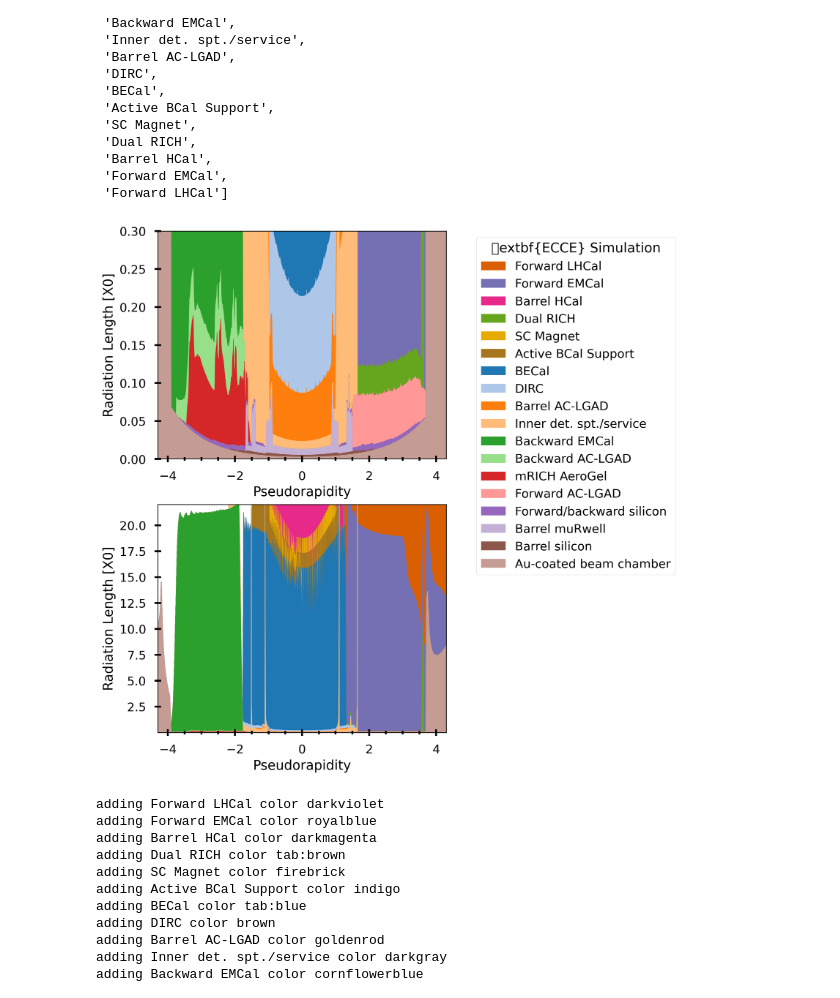
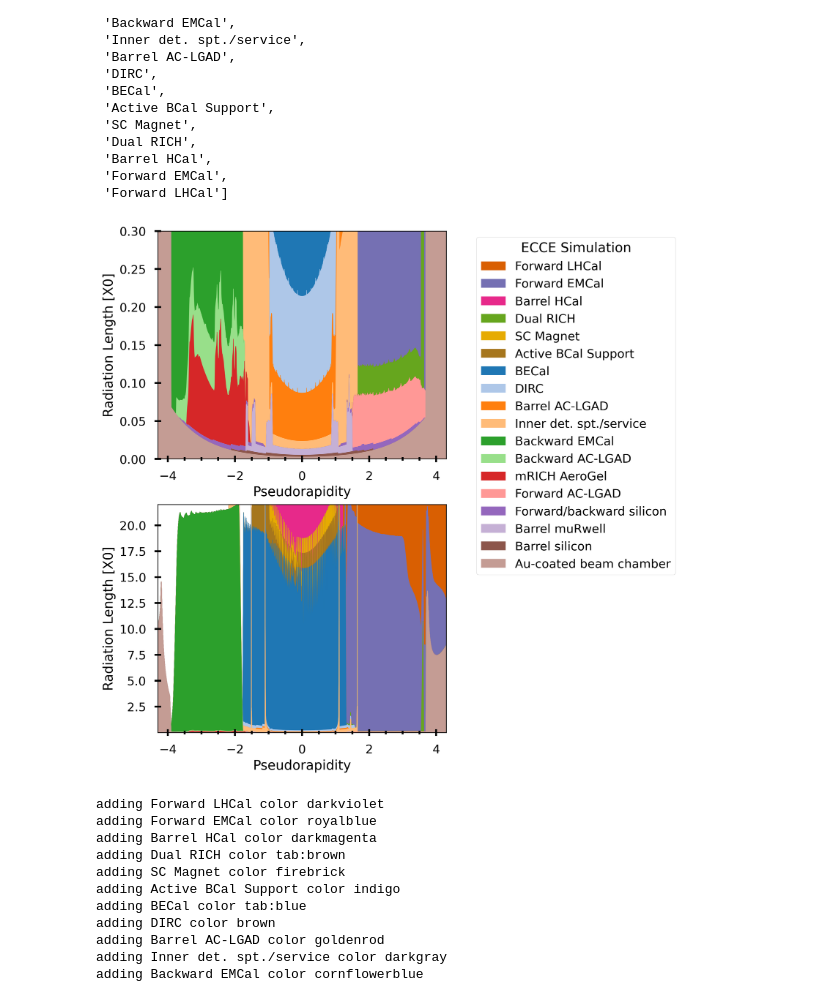
Before and after one commit to blackcathj/macros-1, a Jupyter notebook: detectors/EICDetector/PlotSubset.ipynb, the cells around one changed output. Saved outputs shown, nothing was run; the diff lists cells and outputs as text; code cells hidden in the pictures.

```diff
--- a/detectors/EICDetector/PlotSubset.ipynb
+++ b/detectors/EICDetector/PlotSubset.ipynb
@@ -227,35 +227,35 @@ ax.tick_params(which='minor', length=4)
 chartBox = ax.get_position()
 ax.set_position([chartBox.x0, chartBox.y0, chartBox.width*0.7, chartBox.height])
 ax.legend(loc='upper center', bbox_to_anchor=(1.45, 1), ncol=1,
-         title = '\textbf{ECCE} Simulation',
+         title = 'ECCE Simulation',
          title_fontsize='x-large'
          )
 
 ax=axs[1]
 
 # ax.set_yscale('log')
 ax.set_xlabel("Pseudorapidity")
 ax.set_ylabel("Radiation Length [X0]")
 ax.set_xlim([-4.3, 4.3]);
 ax.set_ylim([1e-3, 22]);
 
 ax.tick_params(which='both',direction='inout');
 ax.xaxis.set_minor_locator(AutoMinorLocator())
 ax.tick_params(which='both', width=2)
 ax.tick_params(which='major', length=7)
 ax.tick_params(which='minor', length=4)
 
 chartBox = ax.get_position()
 ax.set_position([chartBox.x0, chartBox.y0, chartBox.width*0.7, chartBox.height])
 # ax.legend(loc='upper center', bbox_to_anchor=(1.45, 1), ncol=1,
 #          title = f'Fun4All-EIC Simulation\nTracking and PID detectors\n{CautiousLabel}',
 #          title_fontsize='x-large'
 #          )
 
 plt.savefig(os.path.join(f'{file_base}x0_layer_Raditioan_Length.pdf'), bbox_inches='tight')
 plt.savefig(os.path.join(f'{file_base}x0_layer_Raditioan_Length.png'), bbox_inches='tight')
 # %% [output]
-[figure, old version]
+[figure, new version]
 # %%
 # fig= plt.figure(num=None, figsize=(8, 16), dpi=80, facecolor='w', edgecolor='k')
 # ax = fig.add_subplot(1, 1, 1)  # create an axes object in the figure
```
Also changed, not shown: 6 other files.
